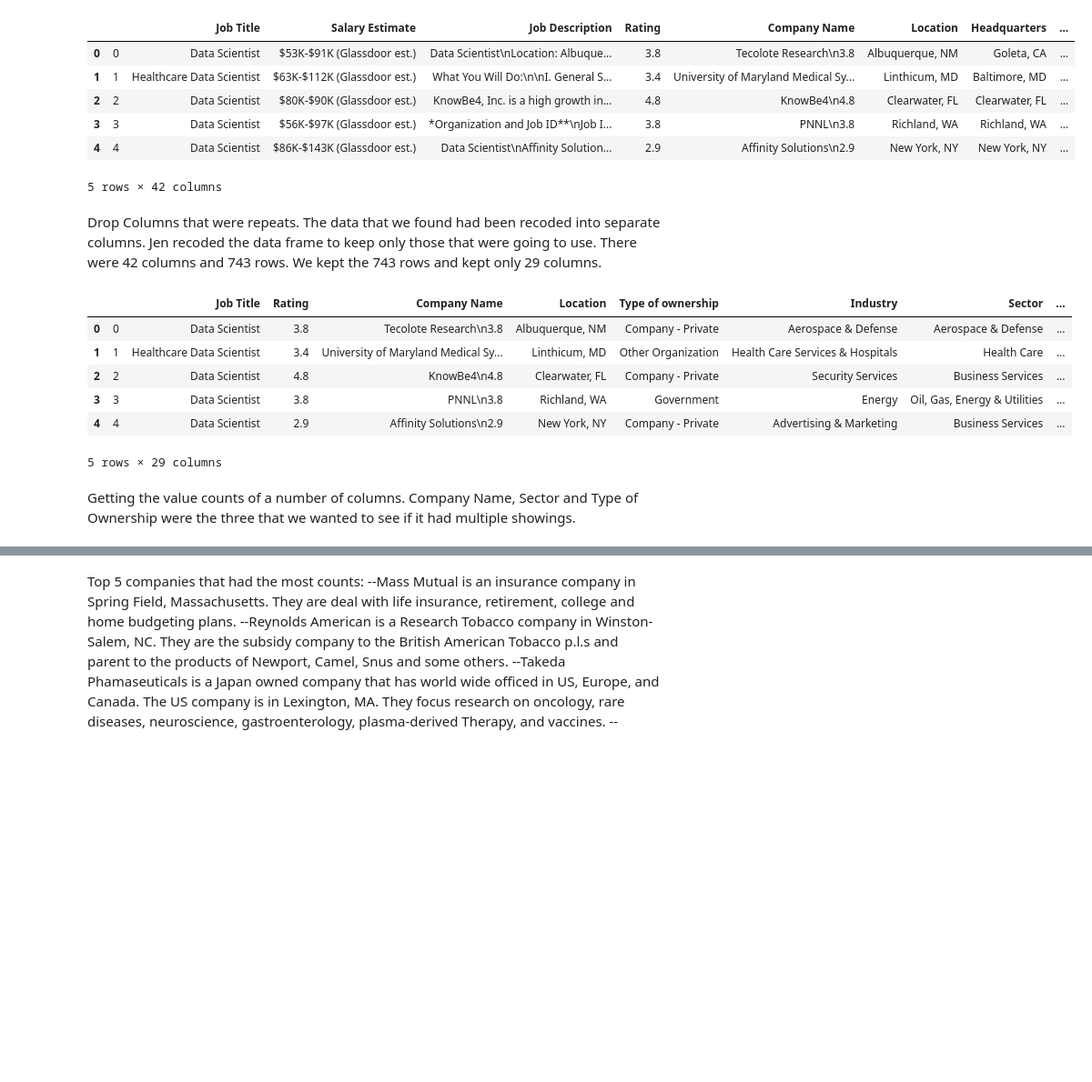
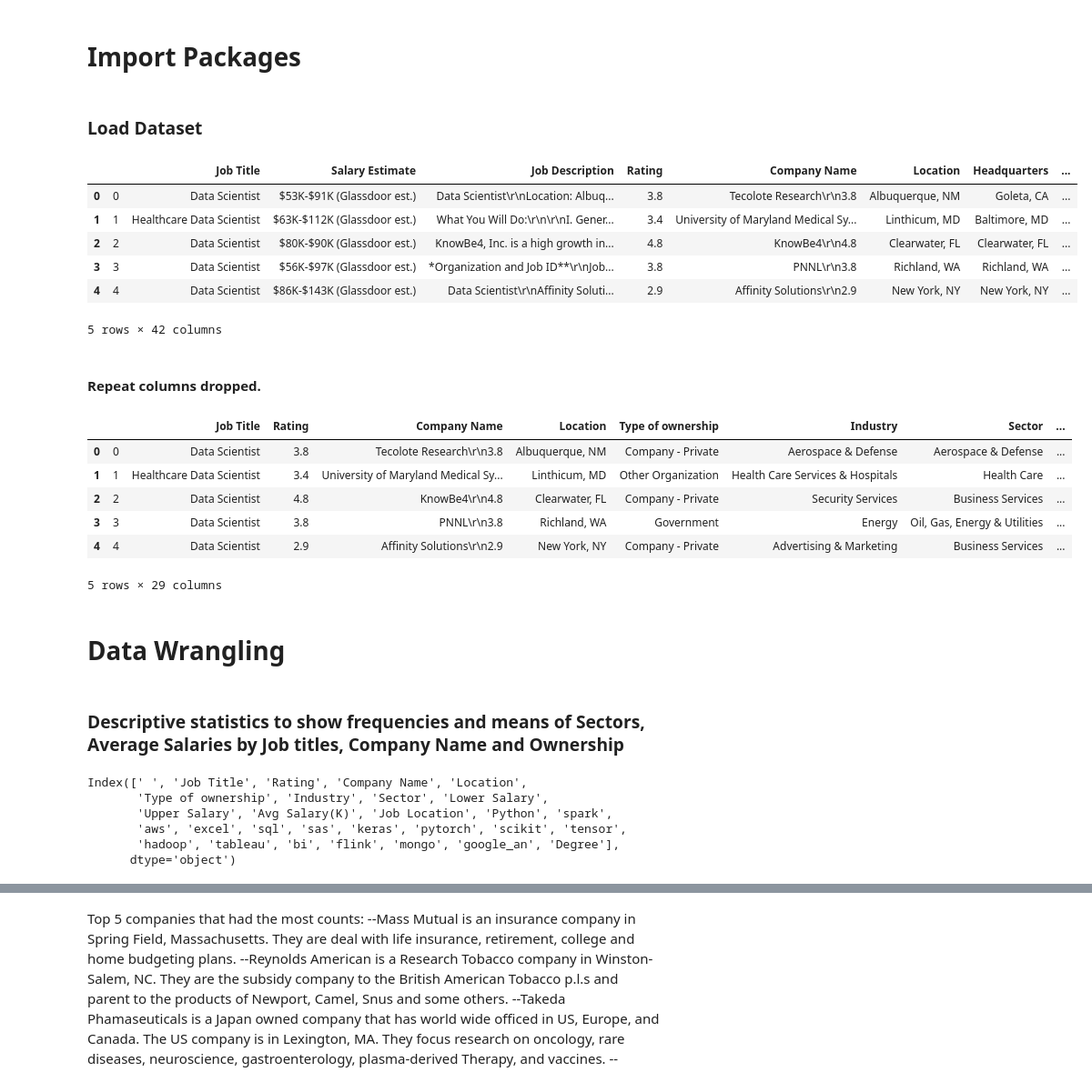
Before and after one commit to Kimmieli/Final-Project-DataScience-Salaries, a Jupyter notebook: Data Science Salary in Python.ipynb, the cells around one changed output, grey strips where cells are left out. Shown at 91% size. Saved outputs shown, nothing was run; the diff lists cells and outputs as text; code cells hidden in the pictures; blank space fills up the shorter version.

```diff
--- a/Data Science Salary in Python.ipynb
+++ b/Data Science Salary in Python.ipynb
@@ -1,29 +7,44 @@
+# %% [markdown]
+# Import Packages
 # %%
 import pandas as pd
+# %% [markdown]
+### Load Dataset
 # %%
-Salaries = pd.read_csv(r'C:\Users\lien0\OneDrive\Documents\GitHub\Final-Project-DataScience-Salaries\Data Science Salaries _cleaned 2021.csv')
+Salaries = pd.read_csv("C:/Users/abiak/Documents/GitHub/Final-Project-DataScience-Salaries/Data Science Salaries _cleaned 2021.csv")
 Salaries.head()
 # %% [output]
 |  |  | Job Title | Salary Estimate | Job Description | Rating | Company Name | Location | Headquarters | ... |
-| 0 | 0 | Data Scientist | $53K-$91K (Glassdoor est.) | Data Scientist\nLocation: Albuque... | 3.8 | Tecolote Research\n3.8 | Albuquerque, NM | Goleta, CA | ... |
-| 1 | 1 | Healthcare Data Scientist | $63K-$112K (Glassdoor est.) | What You Will Do:\n\nI. General S... | 3.4 | University of Maryland Medical Sy... | Linthicum, MD | Baltimore, MD | ... |
-| 2 | 2 | Data Scientist | $80K-$90K (Glassdoor est.) | KnowBe4, Inc. is a high growth in... | 4.8 | KnowBe4\n4.8 | Clearwater, FL | Clearwater, FL | ... |
-| 3 | 3 | Data Scientist | $56K-$97K (Glassdoor est.) | *Organization and Job ID**\nJob I... | 3.8 | PNNL\n3.8 | Richland, WA | Richland, WA | ... |
-| 4 | 4 | Data Scientist | $86K-$143K (Glassdoor est.) | Data Scientist\nAffinity Solution... | 2.9 | Affinity Solutions\n2.9 | New York, NY | New York, NY | ... |
+| 0 | 0 | Data Scientist | $53K-$91K (Glassdoor est.) | Data Scientist\r\nLocation: Albuq... | 3.8 | Tecolote Research\r\n3.8 | Albuquerque, NM | Goleta, CA | ... |
+| 1 | 1 | Healthcare Data Scientist | $63K-$112K (Glassdoor est.) | What You Will Do:\r\n\r\nI. Gener... | 3.4 | University of Maryland Medical Sy... | Linthicum, MD | Baltimore, MD | ... |
+| 2 | 2 | Data Scientist | $80K-$90K (Glassdoor est.) | KnowBe4, Inc. is a high growth in... | 4.8 | KnowBe4\r\n4.8 | Clearwater, FL | Clearwater, FL | ... |
+| 3 | 3 | Data Scientist | $56K-$97K (Glassdoor est.) | *Organization and Job ID**\r\nJob... | 3.8 | PNNL\r\n3.8 | Richland, WA | Richland, WA | ... |
+| 4 | 4 | Data Scientist | $86K-$143K (Glassdoor est.) | Data Scientist\r\nAffinity Soluti... | 2.9 | Affinity Solutions\r\n2.9 | New York, NY | New York, NY | ... |
 5 rows × 42 columns
-# %% [markdown]
-Drop Columns that were repeats. The data that we found had been recoded into separate columns. Jen recoded the data frame to keep only those that were going to use.  There were 42 columns and 743 rows.  We kept the 743 rows and kept only 29 columns.
 # %%
 Salaries.drop(['Salary Estimate', 'Job Description', 'Headquarters', 'Size', 'Founded', 'Revenue', 'Competitors', 'Hourly', 'Employer provided', 'company_txt', 'Age', 'job_title_sim', 'seniority_by_title'], axis= 1, inplace= True)
+# %% [markdown]
+#### Repeat columns dropped.
 # %%
 Salaries.head()
 # %% [output]
 |  |  | Job Title | Rating | Company Name | Location | Type of ownership | Industry | Sector | ... |
-| 0 | 0 | Data Scientist | 3.8 | Tecolote Research\n3.8 | Albuquerque, NM | Company - Private | Aerospace & Defense | Aerospace & Defense | ... |
+| 0 | 0 | Data Scientist | 3.8 | Tecolote Research\r\n3.8 | Albuquerque, NM | Company - Private | Aerospace & Defense | Aerospace & Defense | ... |
 | 1 | 1 | Healthcare Data Scientist | 3.4 | University of Maryland Medical Sy... | Linthicum, MD | Other Organization | Health Care Services & Hospitals | Health Care | ... |
-| 2 | 2 | Data Scientist | 4.8 | KnowBe4\n4.8 | Clearwater, FL | Company - Private | Security Services | Business Services | ... |
-| 3 | 3 | Data Scientist | 3.8 | PNNL\n3.8 | Richland, WA | Government | Energy | Oil, Gas, Energy & Utilities | ... |
-| 4 | 4 | Data Scientist | 2.9 | Affinity Solutions\n2.9 | New York, NY | Company - Private | Advertising & Marketing | Business Services | ... |
+| 2 | 2 | Data Scientist | 4.8 | KnowBe4\r\n4.8 | Clearwater, FL | Company - Private | Security Services | Business Services | ... |
+| 3 | 3 | Data Scientist | 3.8 | PNNL\r\n3.8 | Richland, WA | Government | Energy | Oil, Gas, Energy & Utilities | ... |
+| 4 | 4 | Data Scientist | 2.9 | Affinity Solutions\r\n2.9 | New York, NY | Company - Private | Advertising & Marketing | Business Services | ... |
 5 rows × 29 columns
-# %% [markdown]
-Getting the value counts of  a number of columns. Company Name, Sector and Type of Ownership were the three that we wanted to see if it had multiple showings.
+# %% [markdown]
+# Data Wrangling
+# %% [markdown]
+### Descriptive statistics to show frequencies and means of Sectors, Average Salaries by Job titles, Company Name and Ownership
+# %%
+Salaries.columns
+# %% [output]
+Index([' ', 'Job Title', 'Rating', 'Company Name', 'Location',
+       'Type of ownership', 'Industry', 'Sector', 'Lower Salary',
+       'Upper Salary', 'Avg Salary(K)', 'Job Location', 'Python', 'spark',
+       'aws', 'excel', 'sql', 'sas', 'keras', 'pytorch', 'scikit', 'tensor',
+       'hadoop', 'tableau', 'bi', 'flink', 'mongo', 'google_an', 'Degree'],
+      dtype='object')
```
Also changed, not shown: parts of 25 cells of this notebook.
